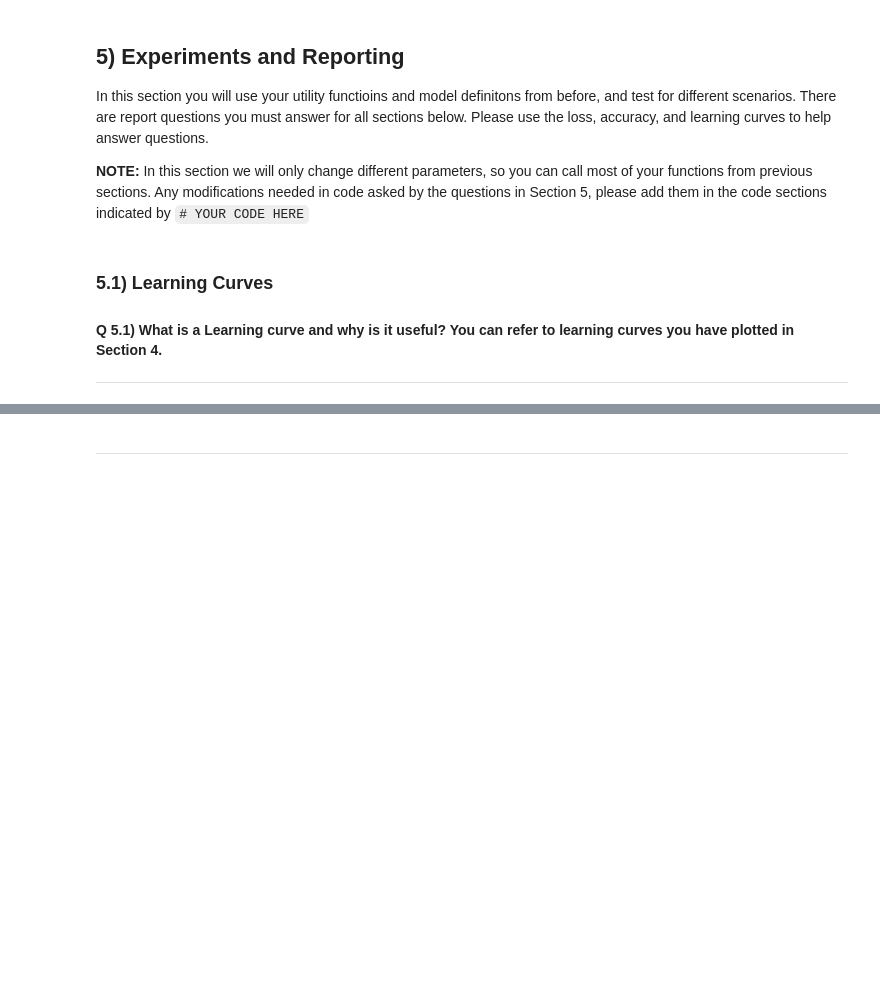
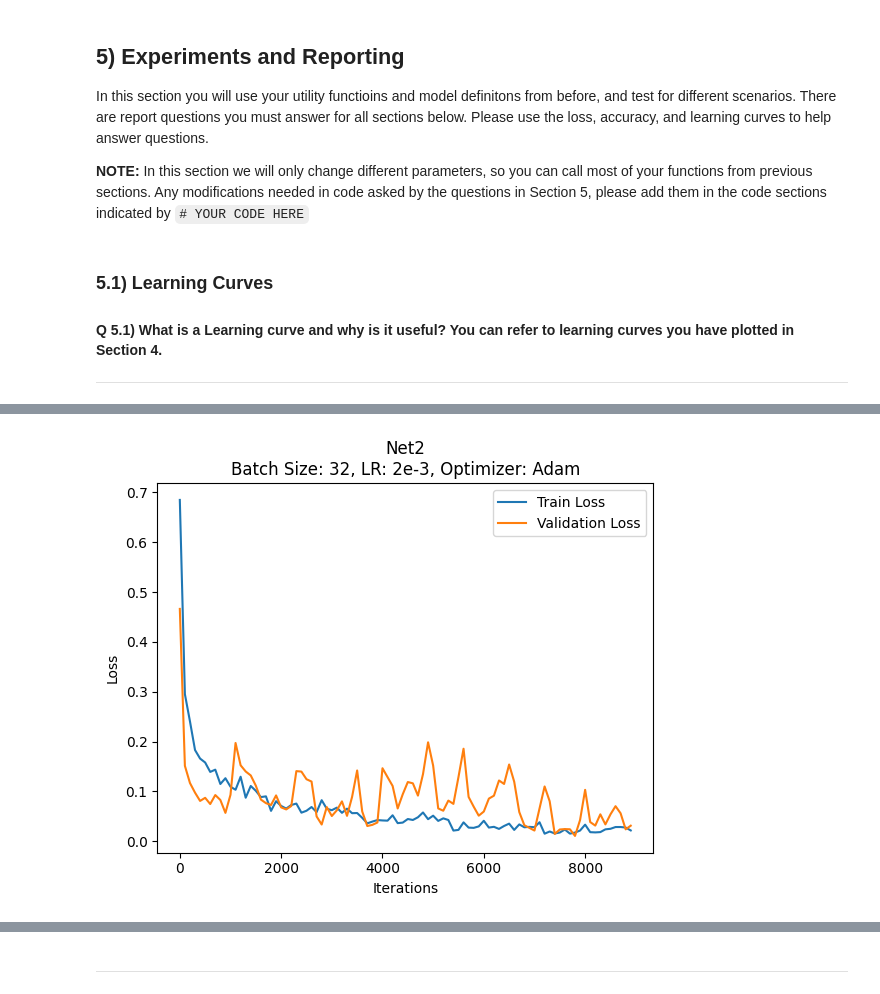
Before and after one commit to lpjones/Image-Classification, a Jupyter notebook: Phase_1.ipynb, the cells around one changed output, grey strips where cells are left out. Drawn from its saved outputs; the diff is of its cells as text; code cells hidden in the pictures; blank space fills up the shorter version.

```diff
--- a/Phase_1.ipynb
+++ b/Phase_1.ipynb
@@ -168,3 +356,22 @@ In this section you will use your utility functioins and model definitons from b
 Please plot the curves for three separate training instances with learning rates of 2e-3, 3e-4, 5e-2. Use the 2-Layer CNN.
 
 #### **Q 5.2) For each learning rate, explain if the model is underfitting, overfitting, or is training well. Explain the difference between high learning rates and low learning rates in terms of the optimization process.**
+# %%
+# Learning Rate 2e-3, "LR1"
+# Define Parameters
+input_size = 784
+num_classes = 10
+lr = 0.002
+num_epochs = 5
+
+# Instantiate 1-Layer Model
+net = Net2(input_size, num_classes)
+device = torch.device('cuda:0' if torch.cuda.is_available() else 'cpu')
+net.to(device)
+
+# Define Loss func and Optimizer
+loss_function = nn.CrossEntropyLoss()
+optimizer = torch.optim.Adam(net.parameters(), lr=lr)
+
+# Train Model
+LR1_acc_arr_train, LR1_acc_arr_valid, LR1_loss_avg_train, LR1_loss_avg_valid = train(net, loss_function, optimizer, train_loader, batch_size, num_epochs, device)
@@ -172,0 +470,7 @@ Please plot the curves for three separate training instances with learning rates
+# %%
+# Plot the curves:
+
+# TODO: Label the plot titles
+plot_learning_curve(LR1_loss_avg_train, LR1_loss_avg_valid, "Net2\nBatch Size: 32, LR: 2e-3, Optimizer: Adam")
+# %% [output]
+[figure, added]
```
Also changed, not shown: parts of 72 cells of this notebook.
